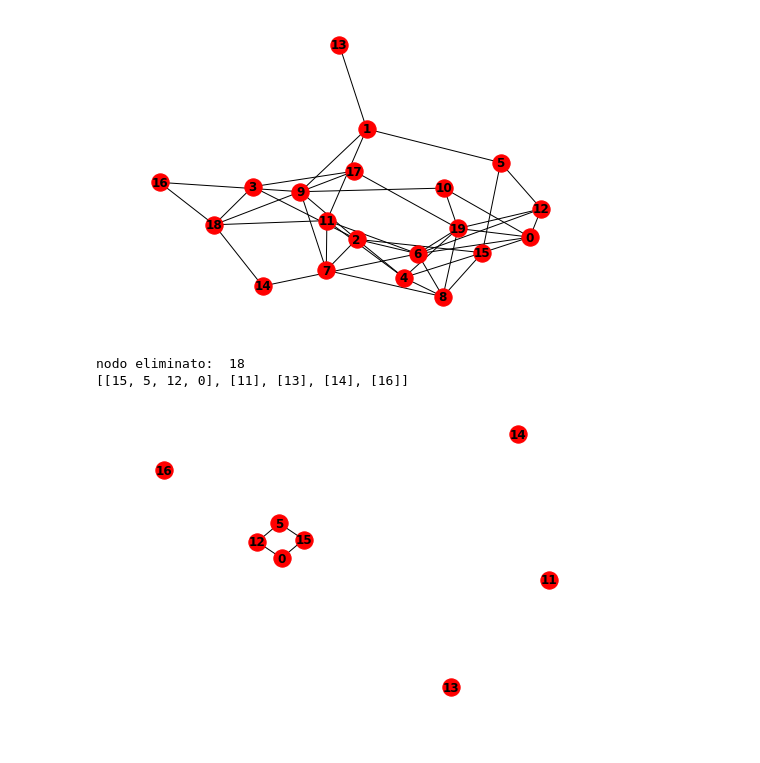
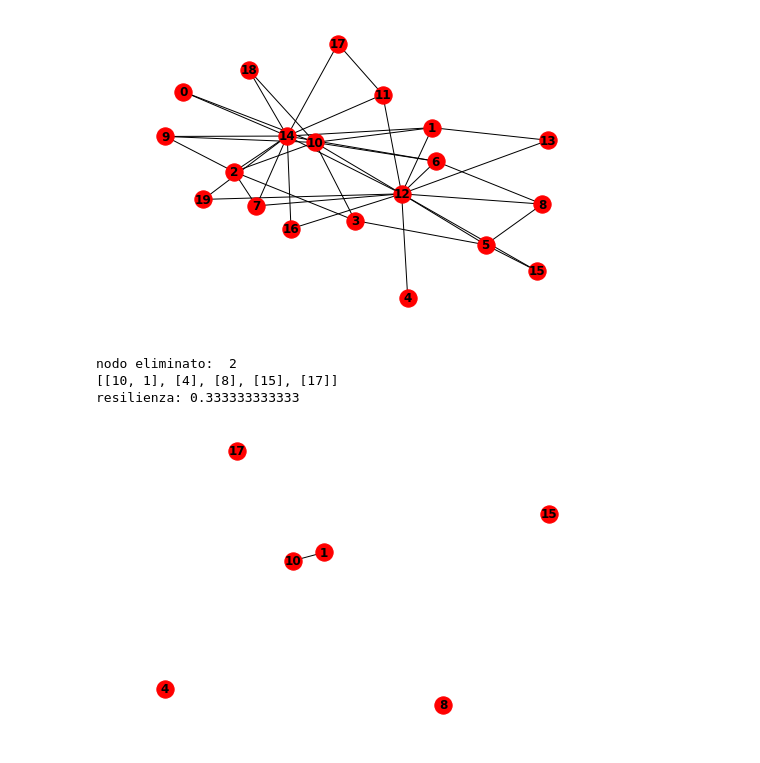
Before and after one commit to sballari/AlgGrafi, a Jupyter notebook: CC.ipynb, the cells around one changed output. Saved outputs shown, nothing was run; the diff lists cells and outputs as text; code cells hidden in the pictures.

Commit message:
ristrutturazione classi, resilienza

```diff
--- a/CC.ipynb
+++ b/CC.ipynb
@@ -11,15 +10,18 @@ m=1
 nodes = [i for i in range(20)]
 # %%
 #G=DPA.DpaGraph(m,nodes)
-G1 = ER.ERGraph(nodes,2)
+G1 = DPA.DpaGraph(3,nodes)
 G1.plotGraph()
 # %% [output]
-[figure, old version]
+[figure, new version]
 # %%
 nodeOff.randomOffNode(G1)
-print CC.ConnectedComponets(G1)
+arrayCC=CC.ConnectedComponets(G1)
+print arrayCC
+print 'resilienza:',CC.resilienza(arrayCC)
 G1.plotGraph()
 # %% [output]
-nodo eliminato:  18
-[[15, 5, 12, 0], [11], [13], [14], [16]]
+nodo eliminato:  2
+[[10, 1], [4], [8], [15], [17]]
+resilienza: 0.333333333333
-[figure, old version]
+[figure, new version]
```
Also changed, not shown: parts of 1 cell of this notebook, 4 other files.
